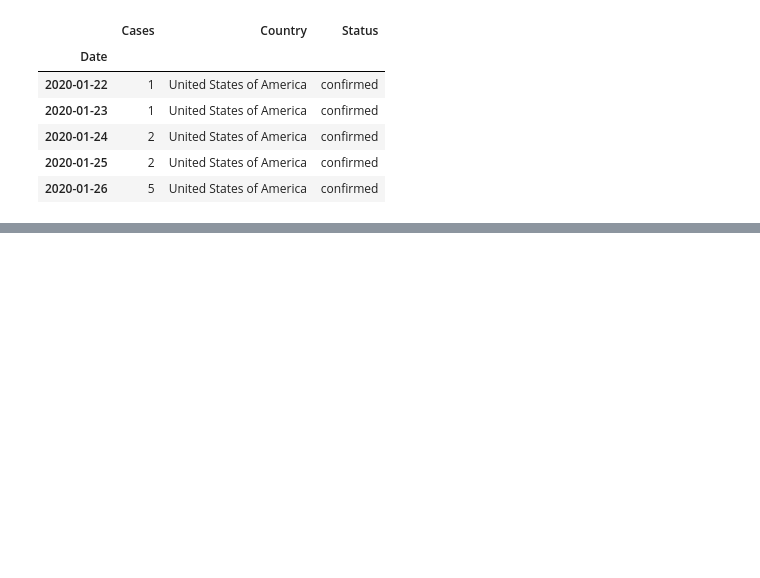
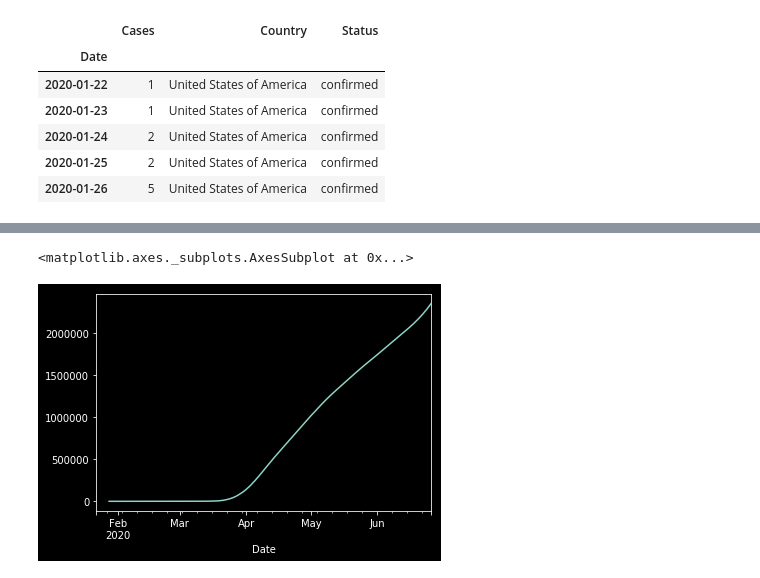
Before and after one commit to awanzek/FinTech_Project2, a Jupyter notebook: Melissa/mel.ipynb, the cells around one changed output, grey strips where cells are left out. Cells and saved outputs as stored; diff of their text form; code cells hidden in the pictures; blank space fills up the shorter version.

Commit message:
Pct_change and rolling

```diff
--- a/Melissa/mel.ipynb
+++ b/Melissa/mel.ipynb
@@ -70,0 +69,6 @@ Name: Cases, dtype: float64
+# %%
+case_rolling = case_count_df['Cases'].rolling(window = 7).mean()
+case_rolling.plot()
+# %% [output]
+<matplotlib.axes._subplots.AxesSubplot at 0x...>
+[figure, added]
```
Also changed, not shown: parts of 7 cells of this notebook.
